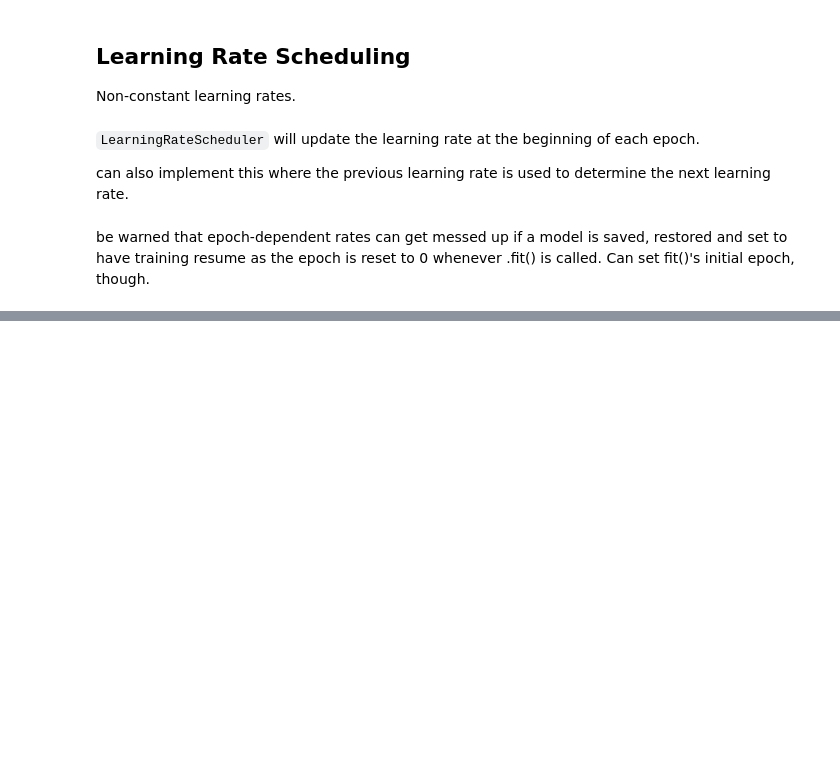
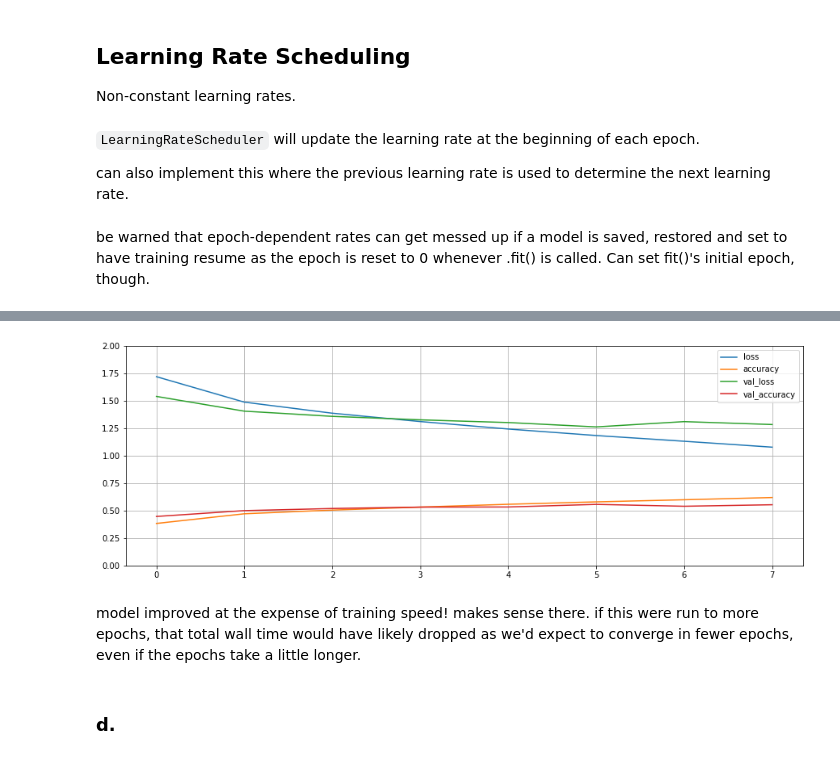
Before and after one commit to efiegel/ml-geron, a Jupyter notebook: Chapter_11_Training_Deep_Neural_Networks.ipynb, the cells around one changed output, grey strips where cells are left out. Cells and saved outputs as stored; diff of their text form; code cells hidden in the pictures; blank space fills up the shorter version.

```diff
--- a/Chapter_11_Training_Deep_Neural_Networks.ipynb
+++ b/Chapter_11_Training_Deep_Neural_Networks.ipynb
@@ -346,0 +622,20 @@ optimizer = keras.optimizers.SGD(learning_rate)
+# %%
+model_c = keras.models.Sequential([
+    keras.layers.Flatten(input_shape=[32, 32, 3]),
+    keras.layers.BatchNormalization(),
+    keras.layers.Dense(500, activation="elu", kernel_initializer="he_normal"),
+    keras.layers.BatchNormalization(),
+    keras.layers.Dense(250, activation="elu", kernel_initializer="he_normal"),
+    keras.layers.BatchNormalization(),
+    keras.layers.Dense(125, activation="elu", kernel_initializer="he_normal"),
+    keras.layers.BatchNormalization(),
+    keras.layers.Dense(10, activation="softmax")
+])
+# %%
+model_c.compile(loss="sparse_categorical_crossentropy",
+              optimizer=optimizer,
+              metrics=["accuracy"])
+# %%
+history_c = model_c.fit(X_train, y_train, epochs=10,
+                     validation_data=(X_valid, y_valid),
+                     callbacks=[early_stopping_cb])
@@ -346,0 +659,11 @@ optimizer = keras.optimizers.SGD(learning_rate)
+# %%
+pd.DataFrame(history_c.history).plot(figsize=(15, 5))
+plt.grid(True)
+plt.gca().set_ylim(0,2)
+plt.show()
+# %% [output]
+[figure, added]
+# %% [markdown]
+model improved at the expense of training speed! makes sense there. if this were run to more epochs, that total wall time would have likely dropped as we'd expect to converge in fewer epochs, even if the epochs take a little longer.
+# %% [markdown]
+### d.
```
Also changed, not shown: parts of 49 cells of this notebook.
